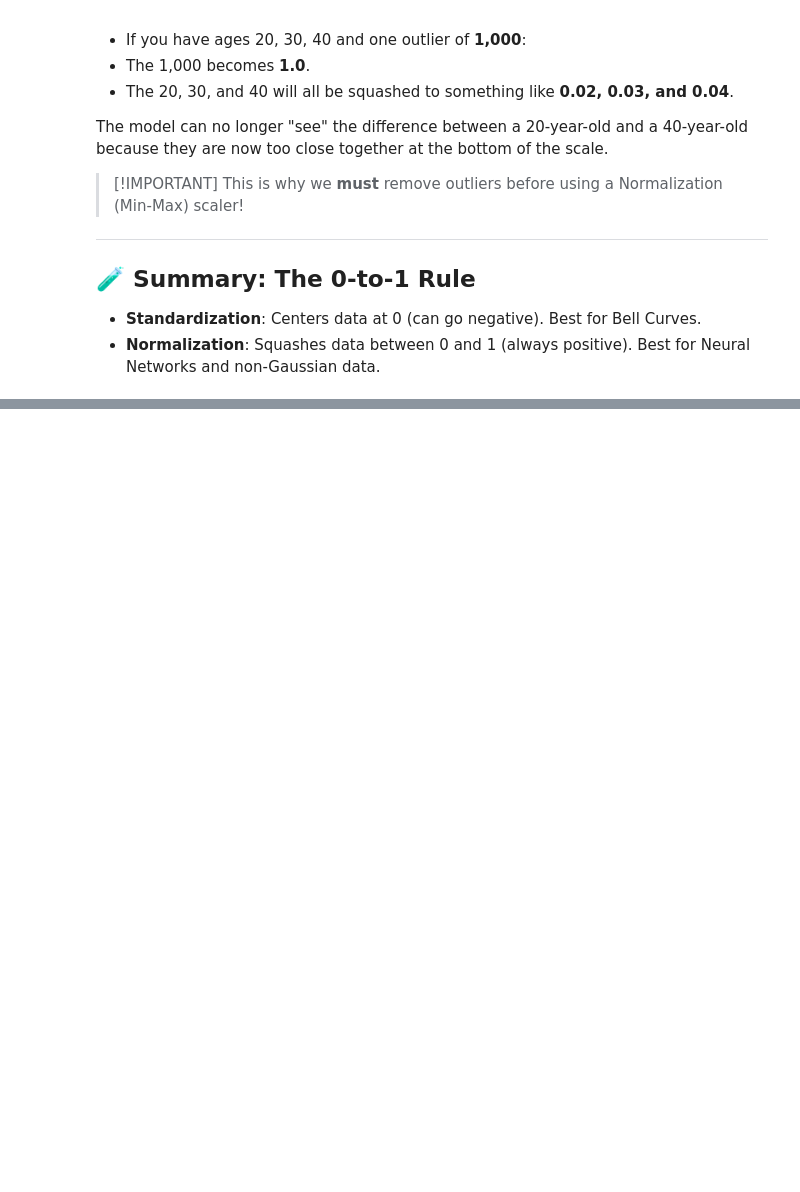
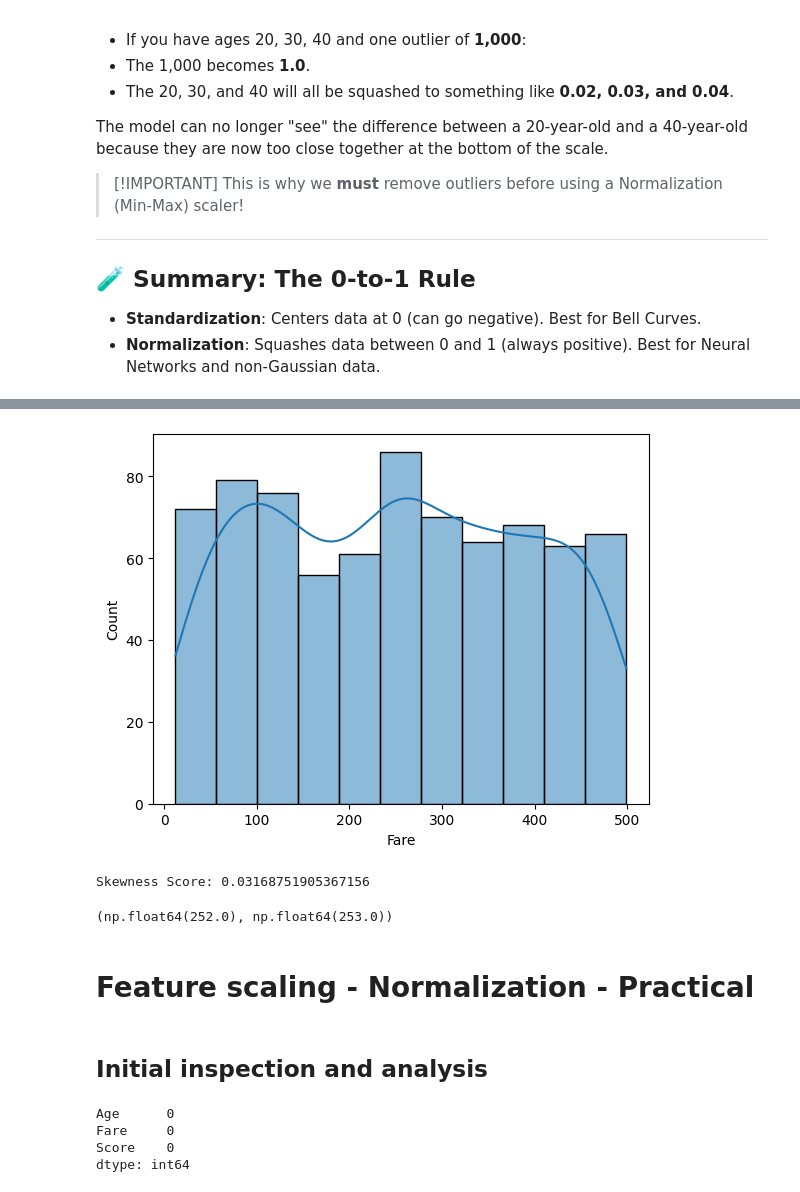
Before and after one commit to shikhars22/learningML, a Jupyter notebook: notebooks/5. Feature Scaling.ipynb, the cells around one changed output, grey strips where cells are left out. Cells and saved outputs as stored; diff of their text form; code cells hidden in the pictures; blank space fills up the shorter version.

```diff
--- a/notebooks/5. Feature Scaling.ipynb
+++ b/notebooks/5. Feature Scaling.ipynb
@@ -388,0 +484,30 @@ The model can no longer "see" the difference between a 20-year-old and a 40-year
+# %%
+import pandas as pd
+import seaborn as sns
+import matplotlib.pyplot as plt
+# Take a look at the 'Fare' column—it is usually skewed!
+sns.histplot(dataset['Fare'], kde=True)
+plt.show()
+# %% [output]
+[figure, added]
+# %%
+skew_score = dataset['Fare'].skew()
+print(f"Skewness Score: {skew_score}")
+# %% [output]
+Skewness Score: 0.03168751905367156
+# %%
+dataset_clean['Fare'].mean().round(),dataset_clean['Fare'].median().round()
+# %% [output]
+(np.float64(252.0), np.float64(253.0))
+# %% [markdown]
+# Feature scaling - Normalization - Practical
+# %% [markdown]
+## Initial inspection and analysis
+# %%
+cols_to_scale = ['Age', 'Fare', 'Score']
+dataset_clean[cols_to_scale].isnull().sum()
+# %% [output]
+Age      0
+Fare     0
+Score    0
+dtype: int64
```
Also changed, not shown: parts of 21 cells of this notebook, 8 other files.
